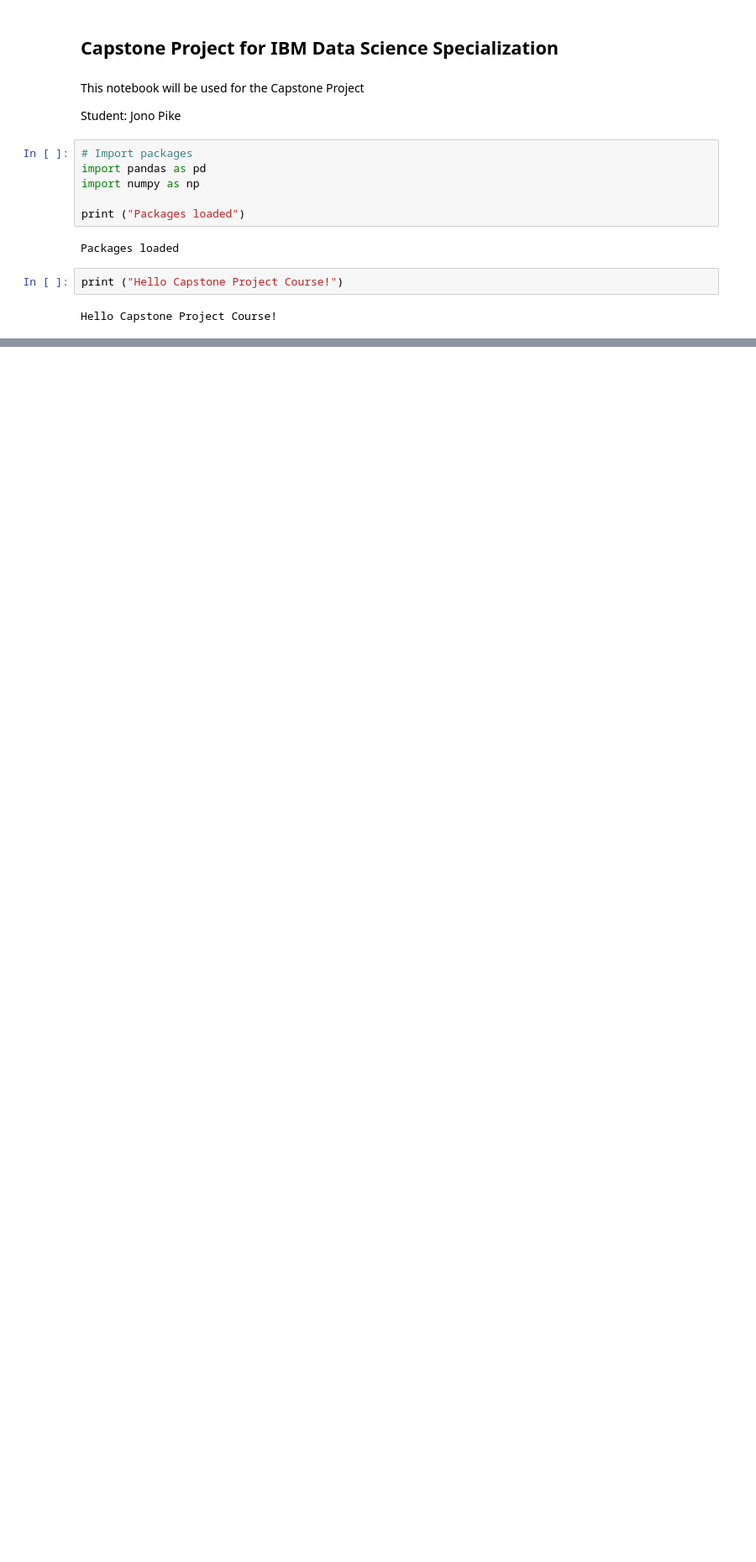
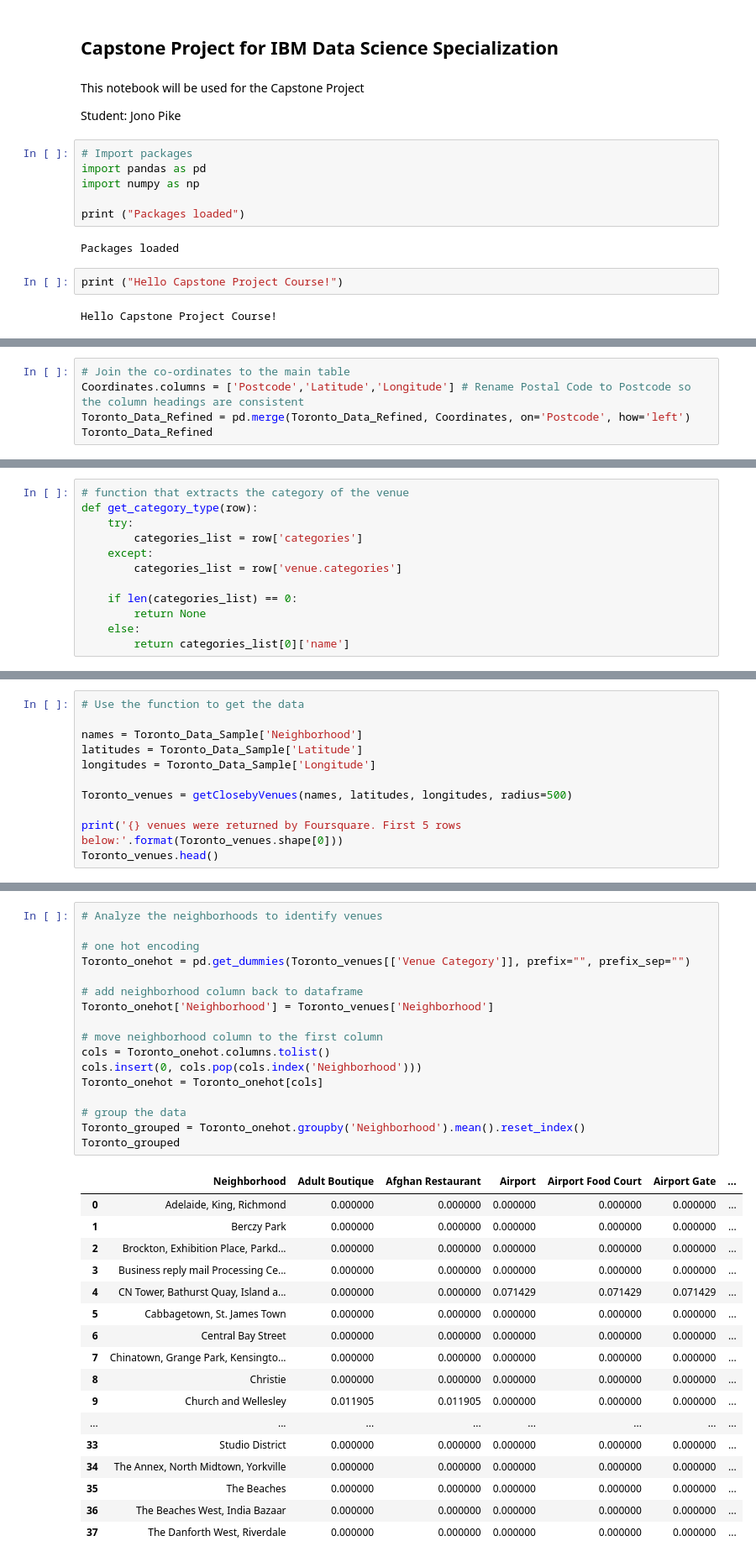
Before and after one commit to Soltis12/coursera_capstone, a Jupyter notebook: Coursera_Capstone.ipynb, the cells around one changed output, grey strips where cells are left out. Shown at 84% size. Cells and saved outputs as stored; diff of their text form; blank space fills up the shorter version.

```diff
--- a/Coursera_Capstone.ipynb
+++ b/Coursera_Capstone.ipynb
@@ -18,0 +285,5 @@ Hello Capstone Project Course!
+# %%
+# Join the co-ordinates to the main table
+Coordinates.columns = ['Postcode','Latitude','Longitude'] # Rename Postal Code to Postcode so the column headings are consistent
+Toronto_Data_Refined = pd.merge(Toronto_Data_Refined, Coordinates, on='Postcode', how='left')
+Toronto_Data_Refined
@@ -18,0 +417,12 @@ Hello Capstone Project Course!
+# %%
+# function that extracts the category of the venue
+def get_category_type(row):
+    try:
+        categories_list = row['categories']
+    except:
+        categories_list = row['venue.categories']
+
+    if len(categories_list) == 0:
+        return None
+    else:
+        return categories_list[0]['name']
@@ -18,0 +498,11 @@ Hello Capstone Project Course!
+# %%
+# Use the function to get the data
+
+names = Toronto_Data_Sample['Neighborhood']
+latitudes = Toronto_Data_Sample['Latitude']
+longitudes = Toronto_Data_Sample['Longitude']
+
+Toronto_venues = getClosebyVenues(names, latitudes, longitudes, radius=500)
+
+print('{} venues were returned by Foursquare. First 5 rows below:'.format(Toronto_venues.shape[0]))
+Toronto_venues.head()
@@ -18,0 +560,35 @@ Hello Capstone Project Course!
+# %%
+# Analyze the neighborhoods to identify venues
+
+# one hot encoding
+Toronto_onehot = pd.get_dummies(Toronto_venues[['Venue Category']], prefix="", prefix_sep="")
+
+# add neighborhood column back to dataframe
+Toronto_onehot['Neighborhood'] = Toronto_venues['Neighborhood']
+
+# move neighborhood column to the first column
+cols = Toronto_onehot.columns.tolist()
+cols.insert(0, cols.pop(cols.index('Neighborhood')))
+Toronto_onehot = Toronto_onehot[cols]
+
+# group the data
+Toronto_grouped = Toronto_onehot.groupby('Neighborhood').mean().reset_index()
+Toronto_grouped
+# %% [output]
+|  | Neighborhood | Adult Boutique | Afghan Restaurant | Airport | Airport Food Court | Airport Gate | ... |
+| 0 | Adelaide, King, Richmond | 0.000000 | 0.000000 | 0.000000 | 0.000000 | 0.000000 | ... |
+| 1 | Berczy Park | 0.000000 | 0.000000 | 0.000000 | 0.000000 | 0.000000 | ... |
+| 2 | Brockton, Exhibition Place, Parkd... | 0.000000 | 0.000000 | 0.000000 | 0.000000 | 0.000000 | ... |
+| 3 | Business reply mail Processing Ce... | 0.000000 | 0.000000 | 0.000000 | 0.000000 | 0.000000 | ... |
+| 4 | CN Tower, Bathurst Quay, Island a... | 0.000000 | 0.000000 | 0.071429 | 0.071429 | 0.071429 | ... |
+| 5 | Cabbagetown, St. James Town | 0.000000 | 0.000000 | 0.000000 | 0.000000 | 0.000000 | ... |
+| 6 | Central Bay Street | 0.000000 | 0.000000 | 0.000000 | 0.000000 | 0.000000 | ... |
+| 7 | Chinatown, Grange Park, Kensingto... | 0.000000 | 0.000000 | 0.000000 | 0.000000 | 0.000000 | ... |
+| 8 | Christie | 0.000000 | 0.000000 | 0.000000 | 0.000000 | 0.000000 | ... |
+| 9 | Church and Wellesley | 0.011905 | 0.011905 | 0.000000 | 0.000000 | 0.000000 | ... |
+| ... | ... | ... | ... | ... | ... | ... | ... |
+| 33 | Studio District | 0.000000 | 0.000000 | 0.000000 | 0.000000 | 0.000000 | ... |
+| 34 | The Annex, North Midtown, Yorkville | 0.000000 | 0.000000 | 0.000000 | 0.000000 | 0.000000 | ... |
+| 35 | The Beaches | 0.000000 | 0.000000 | 0.000000 | 0.000000 | 0.000000 | ... |
+| 36 | The Beaches West, India Bazaar | 0.000000 | 0.000000 | 0.000000 | 0.000000 | 0.000000 | ... |
+| 37 | The Danforth West, Riverdale | 0.000000 | 0.000000 | 0.000000 | 0.000000 | 0.000000 | ... |
```
Also changed, not shown: parts of 53 cells of this notebook.
